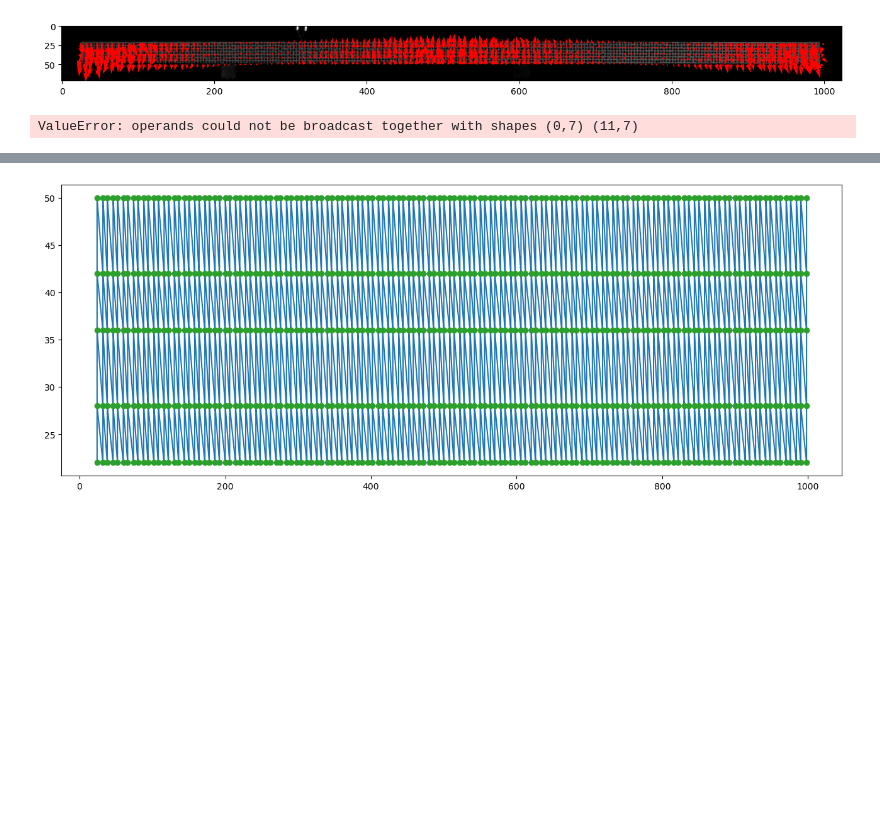
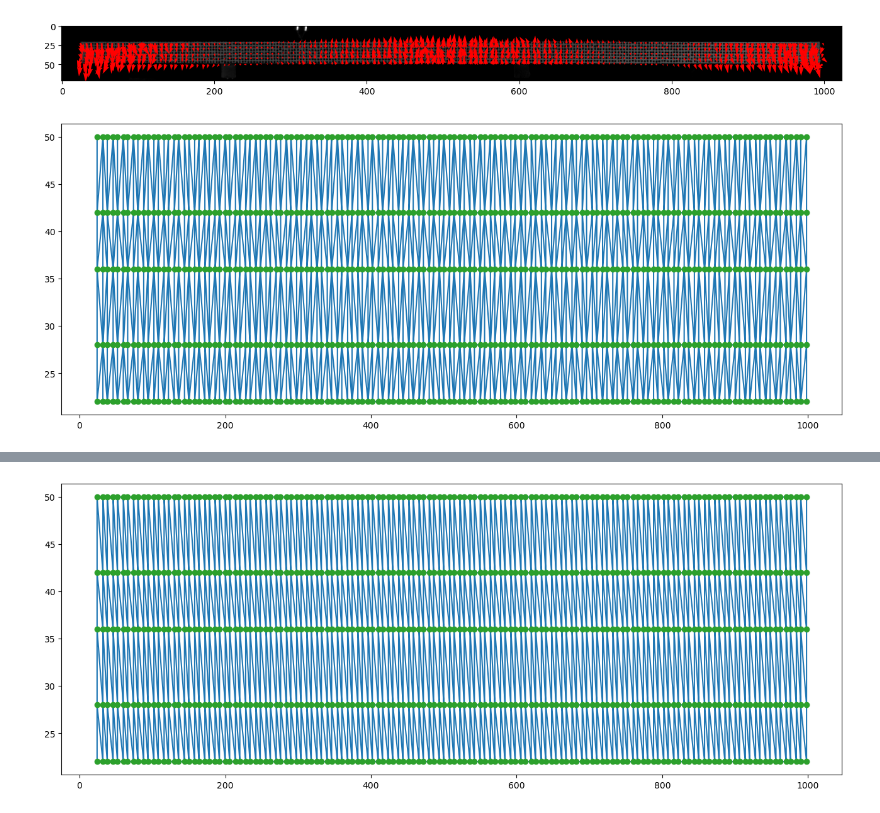
Before and after one commit to ladisk/pyidi, a Jupyter notebook: MM_dev.ipynb, the cells around one changed output, grey strips where cells are left out. Saved outputs shown, nothing was run; the diff lists cells and outputs as text; code cells hidden in the pictures; blank space fills up the shorter version.

Commit message:
Corrected output image size bug.

```diff
--- a/MM_dev.ipynb
+++ b/MM_dev.ipynb
@@ -49,8 +49,12 @@ plt.quiver(coord[:,1], coord[:,0], mode_1, mode_0, color = 'r', scale = 1.1)
 vid = pyidi.pyIDI(file)
 vid.set_points(points=coord)
 
-res = pyidi.postprocessing.motion_magnification(video=vid, disp=disp, mag_fact=500)
-
-plt.imshow(res, 'gray')
+mesh, mesh_def, img_out, res = pyidi.postprocessing.motion_magnification(video=vid,
+                                                                         disp=disp,
+                                                                         mag_fact=500)
-# %% [output]
-ValueError: operands could not be broadcast together with shapes (0,7) (11,7)
+# %%
+plt.triplot(mesh.points[:,1], mesh.points[:,0], mesh.simplices)
+plt.plot(mesh.points[:,1], mesh.points[:,0], 'o')
+plt.show()
+# %% [output]
+[figure, added]
```
Also changed, not shown: parts of 11 cells of this notebook, 1 other file.
